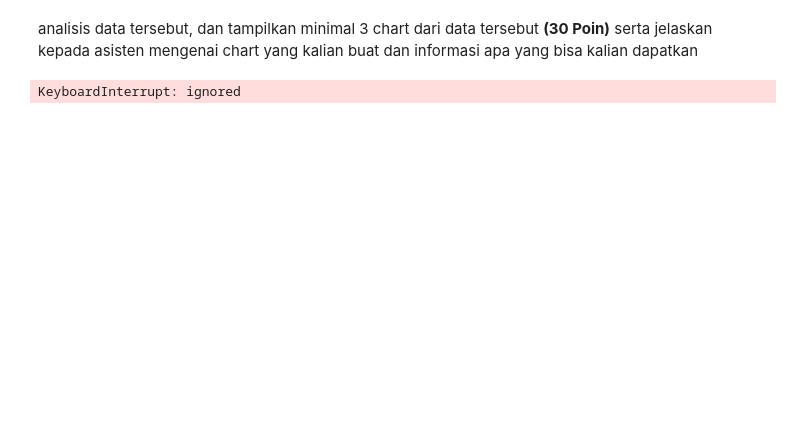
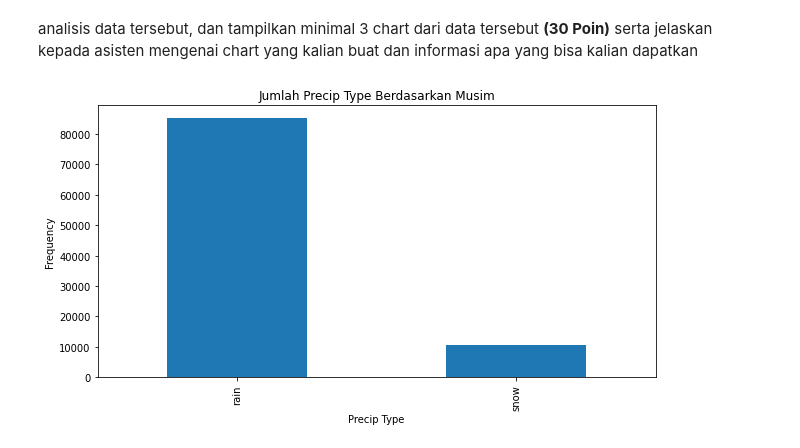
Before and after one commit to ivandwinugraha/Data-Maining, a Jupyter notebook: Tugas_Praktikum_Modul_2_Penggalian_Data.ipynb, the cells around one changed output. Saved outputs shown, nothing was run; the diff lists cells and outputs as text; code cells hidden in the pictures; blank space fills up the shorter version.

```diff
--- a/Tugas_Praktikum_Modul_2_Penggalian_Data.ipynb
+++ b/Tugas_Praktikum_Modul_2_Penggalian_Data.ipynb
@@ -99,26 +246,10 @@ analisis data tersebut, dan tampilkan minimal 3 chart dari data tersebut **(30 P
 # %%
 ### tulis kode disini
 ax = dfcl['Precip Type'].value_counts().plot(kind='bar',
-                                    figsize=(14,8),
+                                    figsize=(10,5),
                                     title="Jumlah Precip Type Berdasarkan Musim")
 ax.set_xlabel("Precip Type")
 ax.set_ylabel("Frequency")
 plt.show()
+# %% [output]
+[figure, added]
-# %%
-dfcl.plot(kind='bar', figsize=(10, 6), rot=90) # Putar bar dengan 90 derajat
-
-plt.xlabel('Precip Type')
-plt.ylabel('Formatted Date')
-plt.title('Icelandic Immigrants to Canada from 1980 to 2013')
-
-# Annotate arrow
-plt.annotate('',
-             xy=(32, 70),             # s: str. Akan membiarkannya kosong tanpa teks
-             xytext=(28, 20),         # tempat kepala panah pada titik (tahun 2012, pop 70)
-             xycoords='data',         # tempat pangkal panah pada titik (tahun 2008, pop 20)
-             arrowprops=dict(arrowstyle='->', connectionstyle='arc3', color='blue', lw=2) # akan menggunakan sistem koordinat objek yang dianotasi
-            )
-
-plt.show()
-# %% [output]
-KeyboardInterrupt: ignored
```
Also changed, not shown: parts of 20 cells of this notebook.
